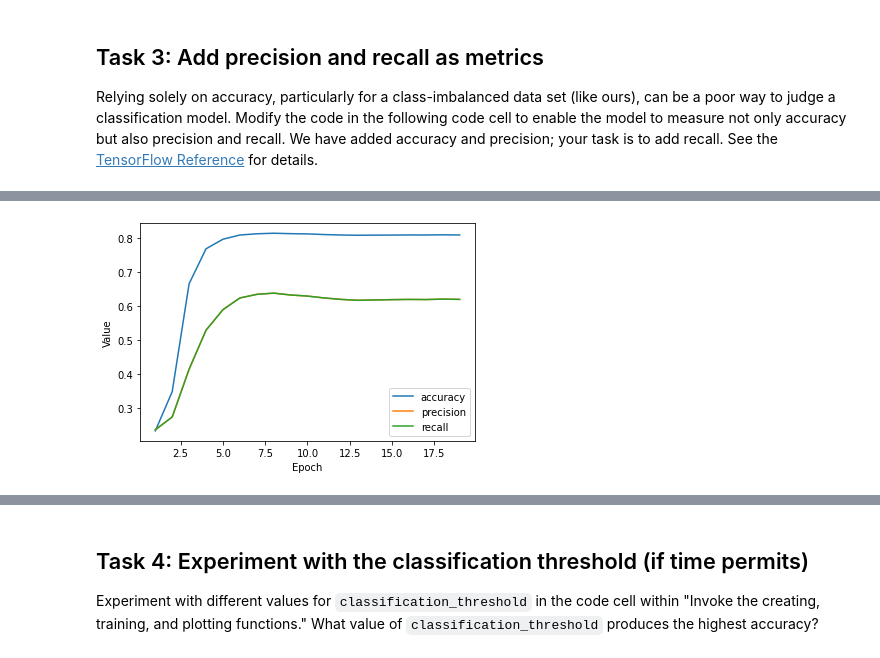
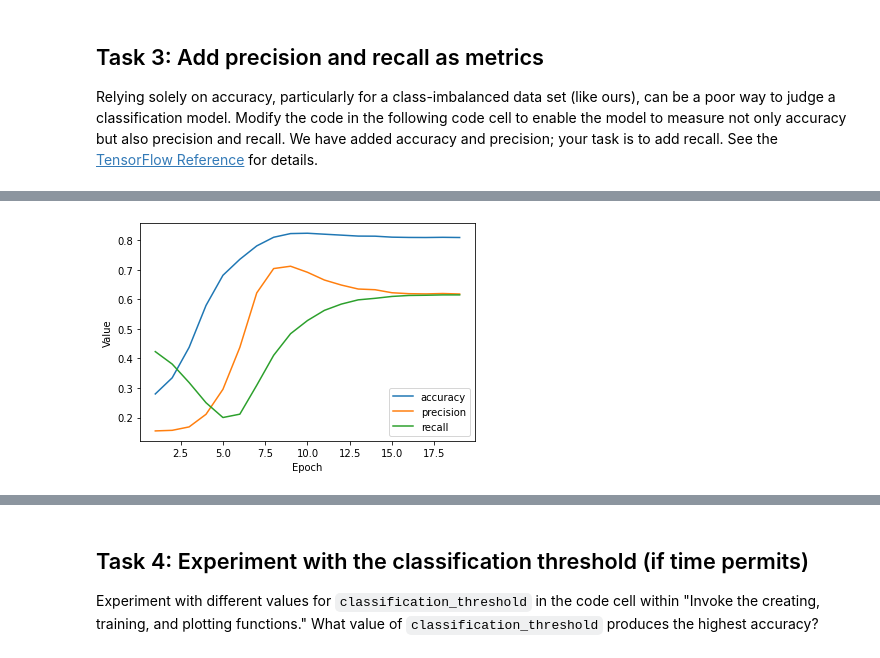
Before and after one commit to walidsi/data-science, a Jupyter notebook: Google Machine Learning Crash Course/Binary_Classification.ipynb, the cells around one changed output, grey strips where cells are left out. Cells and saved outputs as stored; diff of their text form; code cells hidden in the pictures.

```diff
--- a/Google Machine Learning Crash Course/Binary_Classification.ipynb
+++ b/Google Machine Learning Crash Course/Binary_Classification.ipynb
@@ -387,7 +387,7 @@ METRICS = [
       tf.keras.metrics.Precision(thresholds=classification_threshold,
                                  name='precision'
                                  ),
-      tf.keras.metrics.Precision(thresholds=classification_threshold,
+      tf.keras.metrics.Recall(thresholds=classification_threshold,
                                  name='recall'
                                  )
 ]
@@ -423,4 +423,4 @@ Epoch 20/20
-[figure, old version]
+[figure, new version]
 # %%
 #@title Double-click to view the solution for Task 3.
 
```
Also changed, not shown: parts of 9 cells of this notebook.
